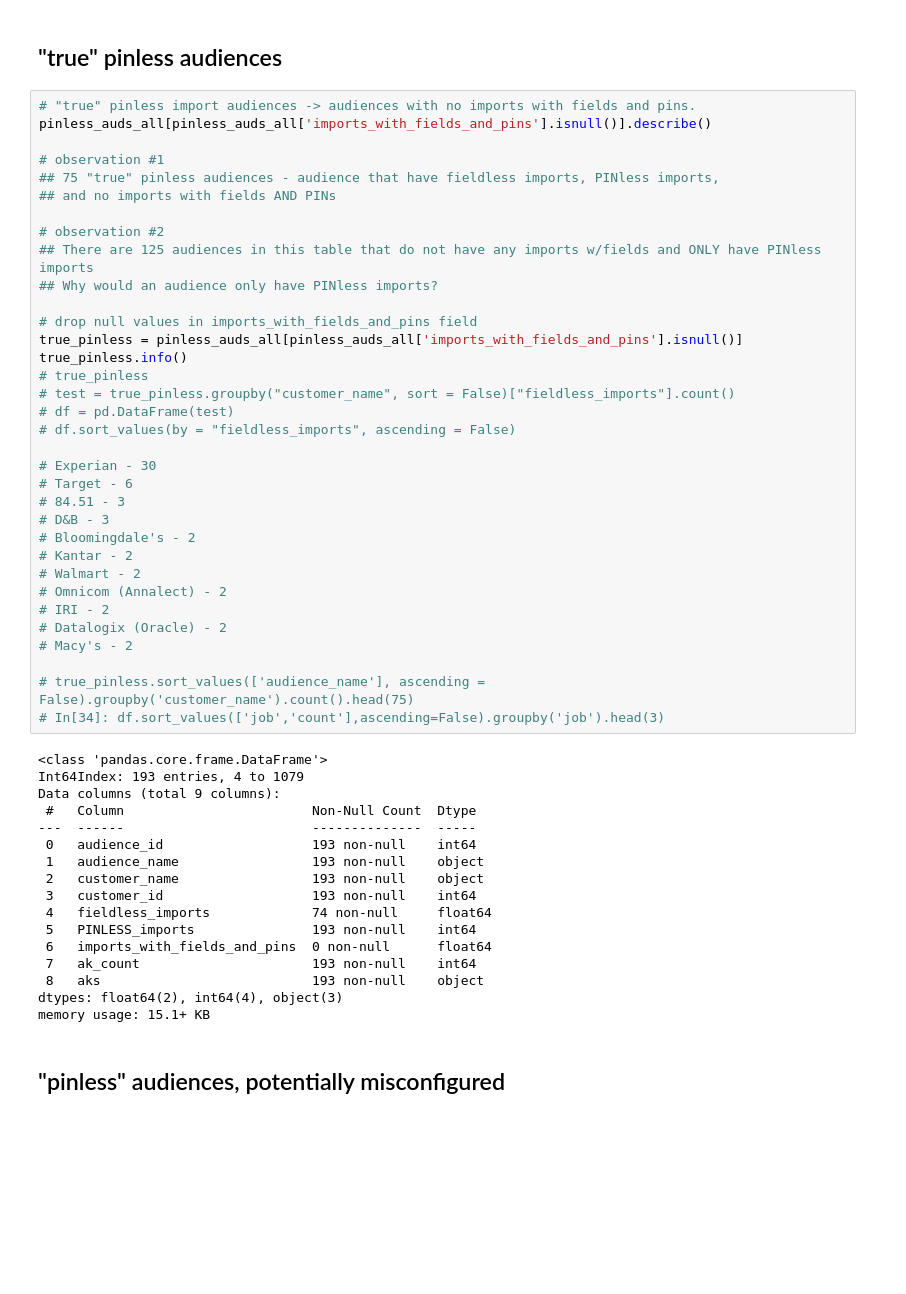
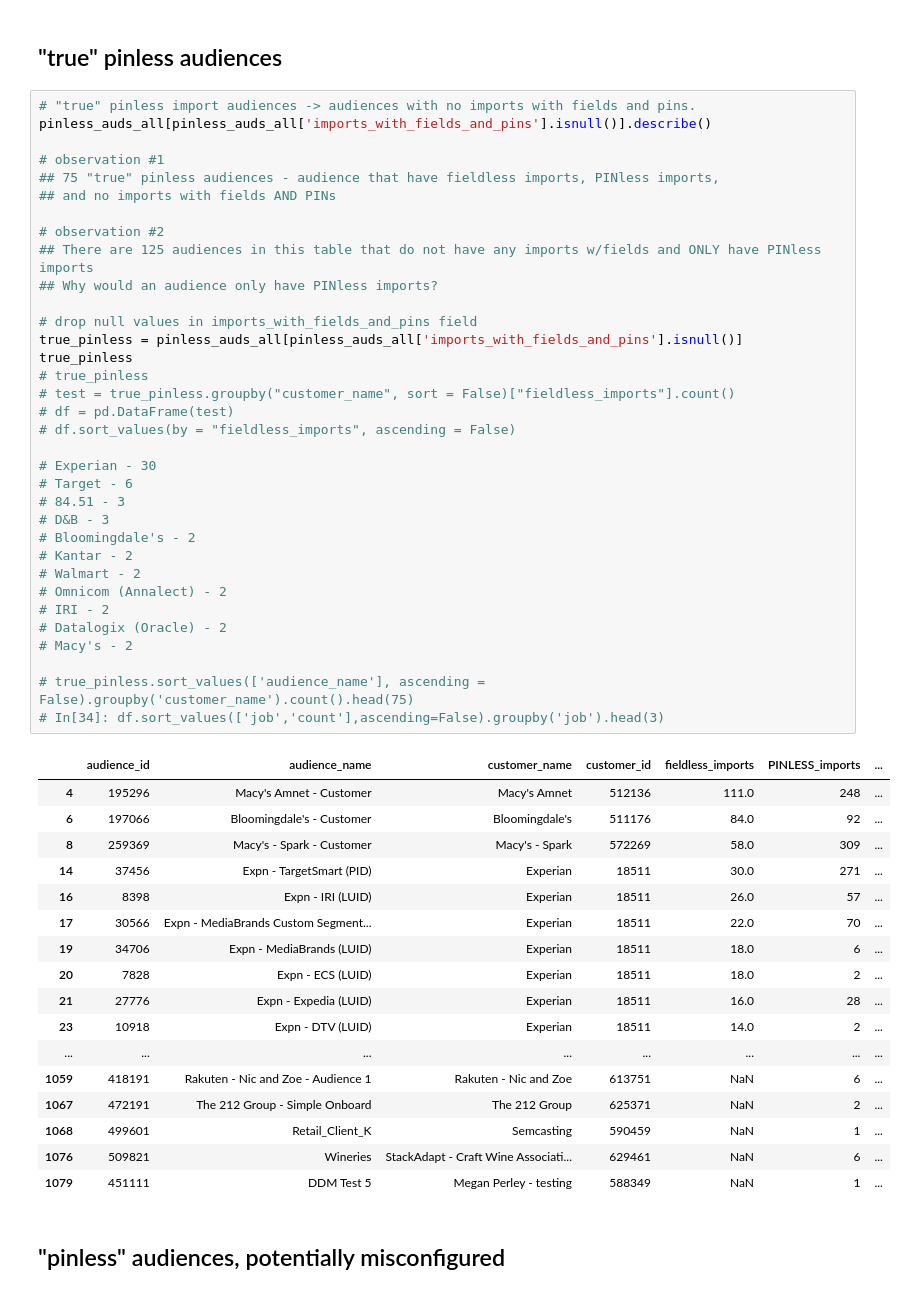
Before and after one commit to anthonylschultz/Product-Investigations, a Jupyter notebook: Audience Key analysis/results.ipynb, the cells around one changed output. Drawn from its saved outputs; the diff is of its cells as text; blank space fills up the shorter version.

```diff
--- a/Audience Key analysis/results.ipynb
+++ b/Audience Key analysis/results.ipynb
@@ -1609,50 +1609,51 @@ pinless_auds_all[pinless_auds_all['imports_with_fields_and_pins'].isnull()].desc
 # observation #1
 ## 75 "true" pinless audiences - audience that have fieldless imports, PINless imports,
 ## and no imports with fields AND PINs
 
 # observation #2
 ## There are 125 audiences in this table that do not have any imports w/fields and ONLY have PINless imports
 ## Why would an audience only have PINless imports?
 
 # drop null values in imports_with_fields_and_pins field
 true_pinless = pinless_auds_all[pinless_auds_all['imports_with_fields_and_pins'].isnull()]
-true_pinless.info()
+true_pinless
 # true_pinless
 # test = true_pinless.groupby("customer_name", sort = False)["fieldless_imports"].count()
 # df = pd.DataFrame(test)
 # df.sort_values(by = "fieldless_imports", ascending = False)
 
 # Experian - 30
 # Target - 6
 # 84.51 - 3
 # D&B - 3
 # Bloomingdale's - 2
 # Kantar - 2
 # Walmart - 2
 # Omnicom (Annalect) - 2
 # IRI - 2
 # Datalogix (Oracle) - 2
 # Macy's - 2
 
 # true_pinless.sort_values(['audience_name'], ascending = False).groupby('customer_name').count().head(75)
 # In[34]: df.sort_values(['job','count'],ascending=False).groupby('job').head(3)
 # %% [output]
-<class 'pandas.core.frame.DataFrame'>
-Int64Index: 193 entries, 4 to 1079
-Data columns (total 9 columns):
- #   Column                        Non-Null Count  Dtype
----  ------                        --------------  -----
- 0   audience_id                   193 non-null    int64
- 1   audience_name                 193 non-null    object
- 2   customer_name                 193 non-null    object
- 3   customer_id                   193 non-null    int64
- 4   fieldless_imports             74 non-null     float64
- 5   PINLESS_imports               193 non-null    int64
- 6   imports_with_fields_and_pins  0 non-null      float64
- 7   ak_count                      193 non-null    int64
- 8   aks                           193 non-null    object
-dtypes: float64(2), int64(4), object(3)
-memory usage: 15.1+ KB
+|  | audience_id | audience_name | customer_name | customer_id | fieldless_imports | PINLESS_imports | ... |
+| 4 | 195296 | Macy's Amnet - Customer | Macy's Amnet | 512136 | 111.0 | 248 | ... |
+| 6 | 197066 | Bloomingdale's - Customer | Bloomingdale's | 511176 | 84.0 | 92 | ... |
+| 8 | 259369 | Macy's - Spark - Customer | Macy's - Spark | 572269 | 58.0 | 309 | ... |
+| 14 | 37456 | Expn - TargetSmart (PID) | Experian | 18511 | 30.0 | 271 | ... |
+| 16 | 8398 | Expn - IRI (LUID) | Experian | 18511 | 26.0 | 57 | ... |
+| 17 | 30566 | Expn - MediaBrands Custom Segment... | Experian | 18511 | 22.0 | 70 | ... |
+| 19 | 34706 | Expn - MediaBrands (LUID) | Experian | 18511 | 18.0 | 6 | ... |
+| 20 | 7828 | Expn - ECS (LUID) | Experian | 18511 | 18.0 | 2 | ... |
+| 21 | 27776 | Expn - Expedia (LUID) | Experian | 18511 | 16.0 | 28 | ... |
+| 23 | 10918 | Expn - DTV (LUID) | Experian | 18511 | 14.0 | 2 | ... |
+| ... | ... | ... | ... | ... | ... | ... | ... |
+| 1059 | 418191 | Rakuten - Nic and Zoe - Audience 1 | Rakuten - Nic and Zoe | 613751 | NaN | 6 | ... |
+| 1067 | 472191 | The 212 Group - Simple Onboard | The 212 Group | 625371 | NaN | 2 | ... |
+| 1068 | 499601 | Retail_Client_K | Semcasting | 590459 | NaN | 1 | ... |
+| 1076 | 509821 | Wineries | StackAdapt - Craft Wine Associati... | 629461 | NaN | 6 | ... |
+| 1079 | 451111 | DDM Test 5 | Megan Perley - testing | 588349 | NaN | 1 | ... |
 # %% [markdown]
 ## "pinless" audiences, potentially misconfigured
 # %%
```
